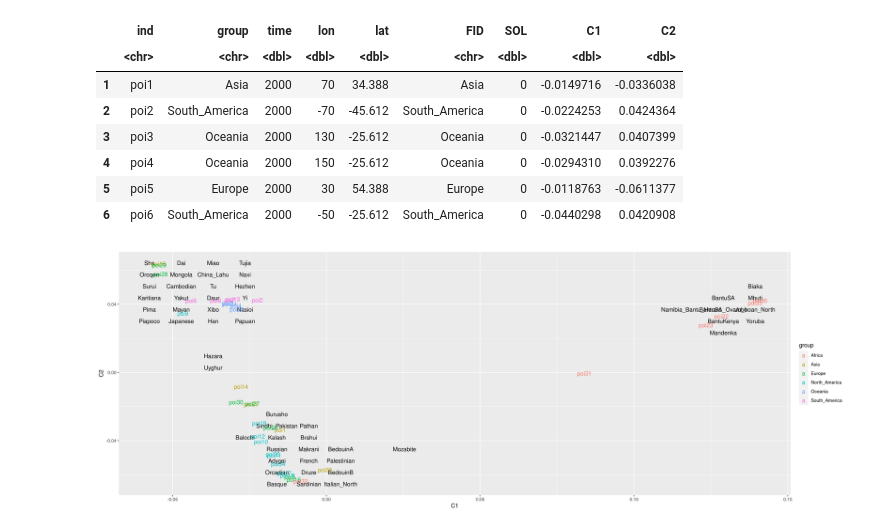
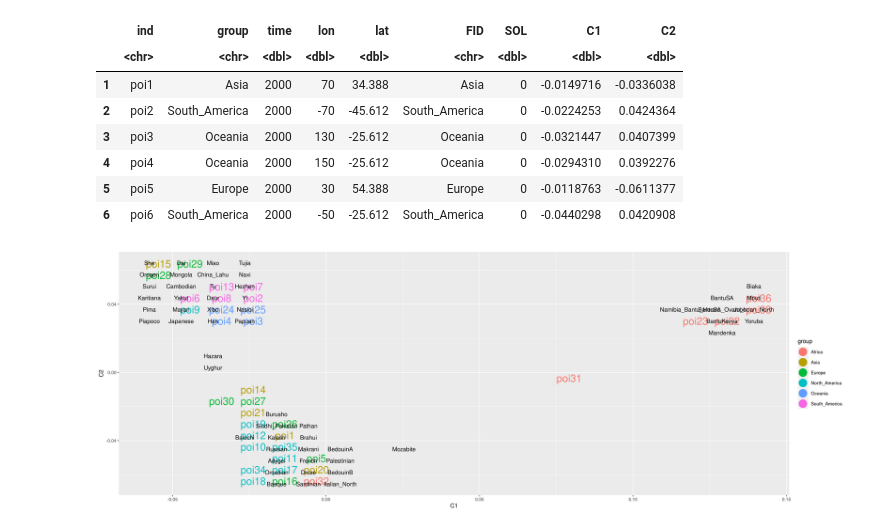
Before and after one commit to nevrome/paagen, a Jupyter notebook: playground/test_workflow.ipynb, the cells around one changed output. Cells and saved outputs as stored; diff of their text form; code cells hidden in the pictures.

```diff
--- a/playground/test_workflow.ipynb
+++ b/playground/test_workflow.ipynb
@@ -292,9 +291,9 @@ A data.frame: 6 × 9
 # %%
 library(ggplot2)
 options(repr.plot.width = 20, repr.plot.height = 7, repr.plot.res = 300)
 
 ggplot() +
-ggpointgrid::geom_textgrid(data = input_spatpos_grouped, aes(x = C1, y = C2, label = FID)) +
-geom_text(data = input_grid, aes(x = C1, y = C2, color = group, label = ind))
+ggpointgrid::geom_textgrid(data = input_grid, aes(x = C1, y = C2, color = group, label = ind), size = 7) +
+ggpointgrid::geom_textgrid(data = input_spatpos_grouped, aes(x = C1, y = C2, label = FID))
 # %% [output]
-[figure, old version]
+[figure, new version]
```
Also changed, not shown: parts of 4 cells of this notebook, 6 other files.
